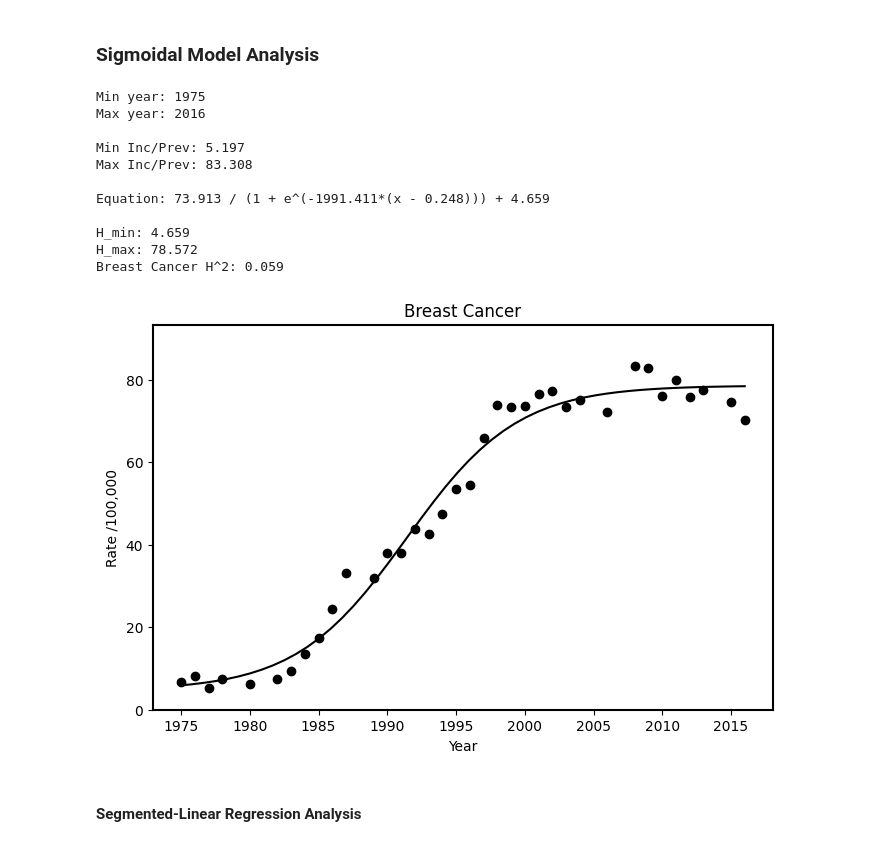
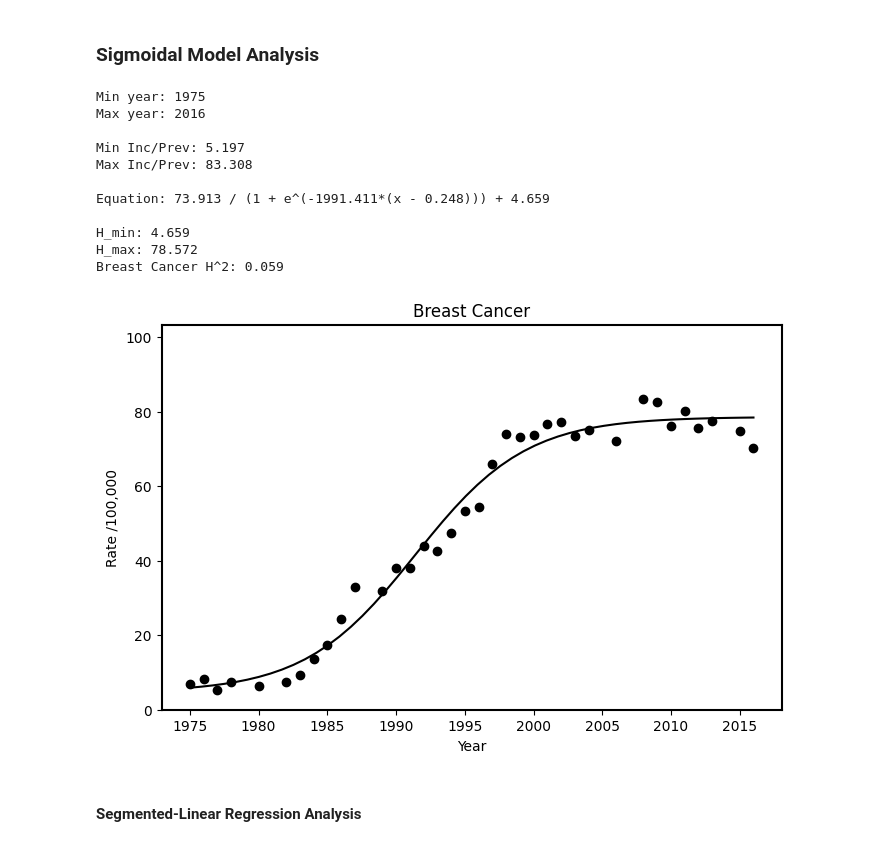
Before and after one commit to relhajj/SHEST-heritability, a Jupyter notebook: SHEST_calculator.ipynb, the cells around one changed output. Drawn from its saved outputs; the diff is of its cells as text; code cells hidden in the pictures.

```diff
--- a/SHEST_calculator.ipynb
+++ b/SHEST_calculator.ipynb
@@ -538,20 +575,20 @@ Black Hair Versus Non-black Hair H^2: 0.996
 # %% [markdown]
 ### Sigmoidal Model Analysis
 # %%
-eqn = fit_sigmoid("brC", "Breast Cancer", "Rate /100,000", 10)
+eqn = fit_sigmoid("brC", "Breast Cancer", "Rate /100,000", 20)
 # %% [output]
 Min year: 1975
 Max year: 2016
 
 Min Inc/Prev: 5.197
 Max Inc/Prev: 83.308
 
 Equation: 73.913 / (1 + e^(-1991.411*(x - 0.248))) + 4.659
 
 H_min: 4.659
 H_max: 78.572
 Breast Cancer H^2: 0.059
-[figure, old version]
+[figure, new version]
 # %% [markdown]
 #### Segmented-Linear Regression Analysis
 # %%
```
Also changed, not shown: parts of 15 cells of this notebook.
